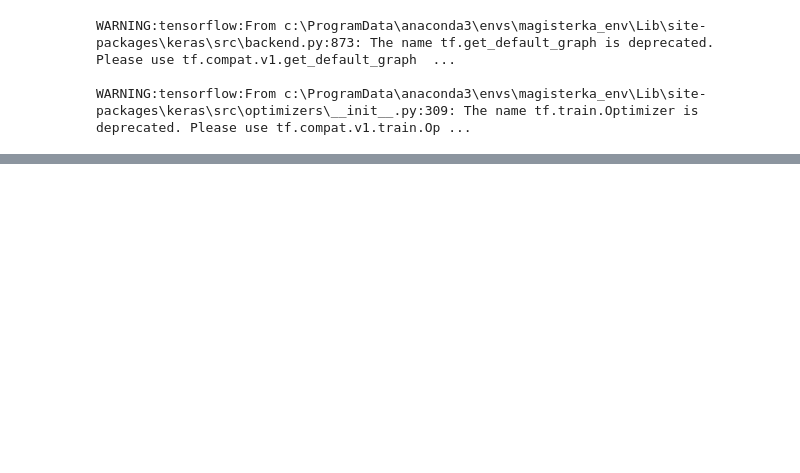
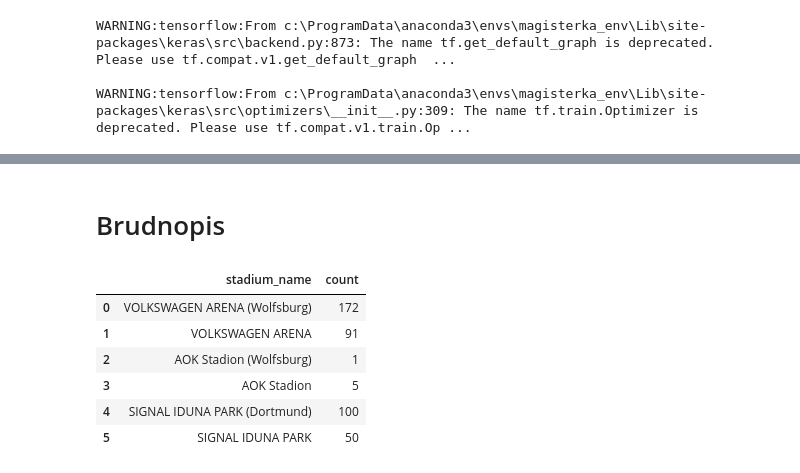
Before and after one commit to lukaszlewickii/football_games_predictor, a Jupyter notebook: eda.ipynb, the cells around one changed output, grey strips where cells are left out. Cells and saved outputs as stored; diff of their text form; code cells hidden in the pictures; blank space fills up the shorter version.

```diff
--- a/eda.ipynb
+++ b/eda.ipynb
@@ -501,0 +654,2 @@ Epoch 50/50
+# %% [markdown]
+# Brudnopis
@@ -501,0 +671,10 @@ Epoch 50/50
+# %%
+df
+# %% [output]
+|  | stadium_name | count |
+| 0 | VOLKSWAGEN ARENA (Wolfsburg) | 172 |
+| 1 | VOLKSWAGEN ARENA | 91 |
+| 2 | AOK Stadion (Wolfsburg) | 1 |
+| 3 | AOK Stadion | 5 |
+| 4 | SIGNAL IDUNA PARK (Dortmund) | 100 |
+| 5 | SIGNAL IDUNA PARK | 50 |
```
Also changed, not shown: parts of 27 cells of this notebook.
